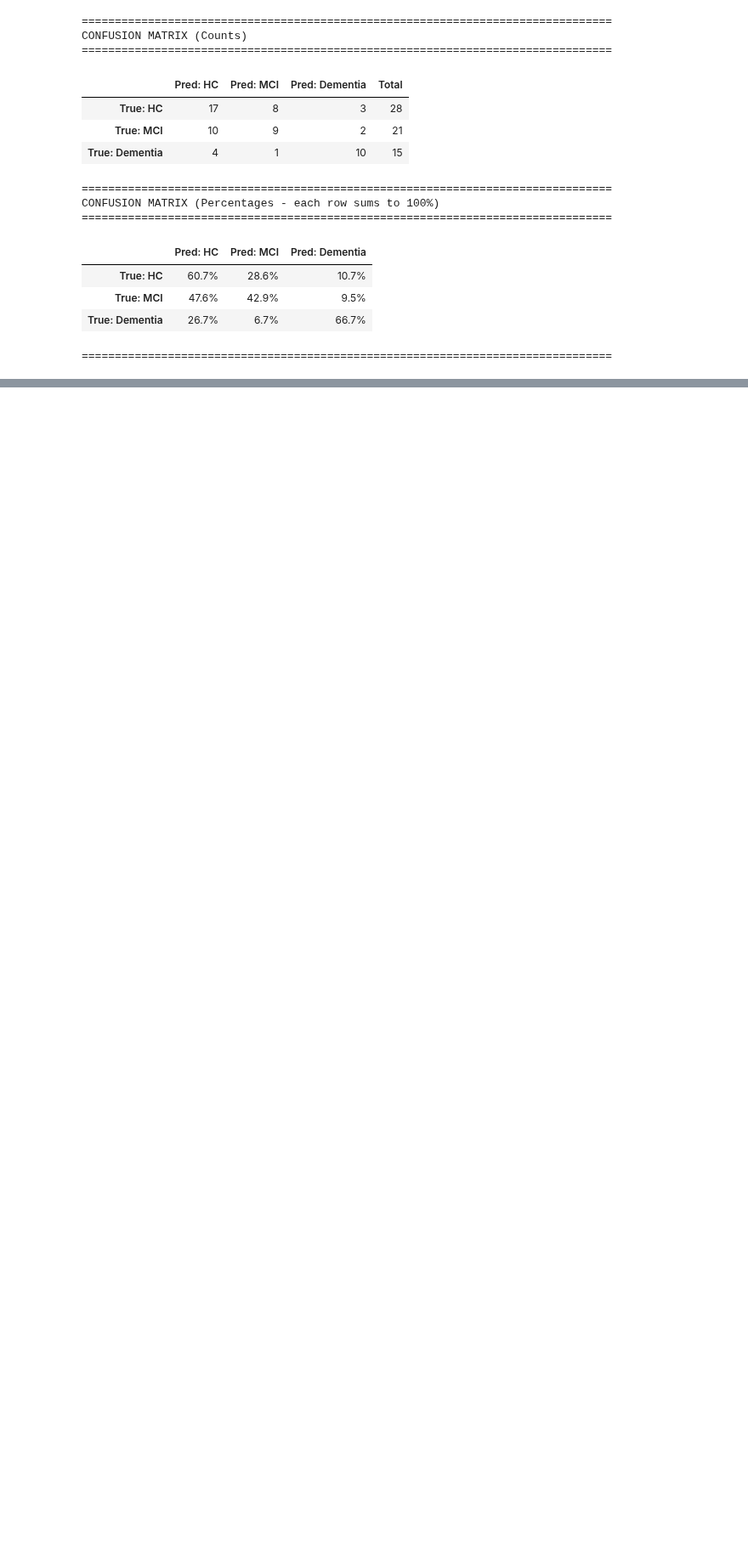
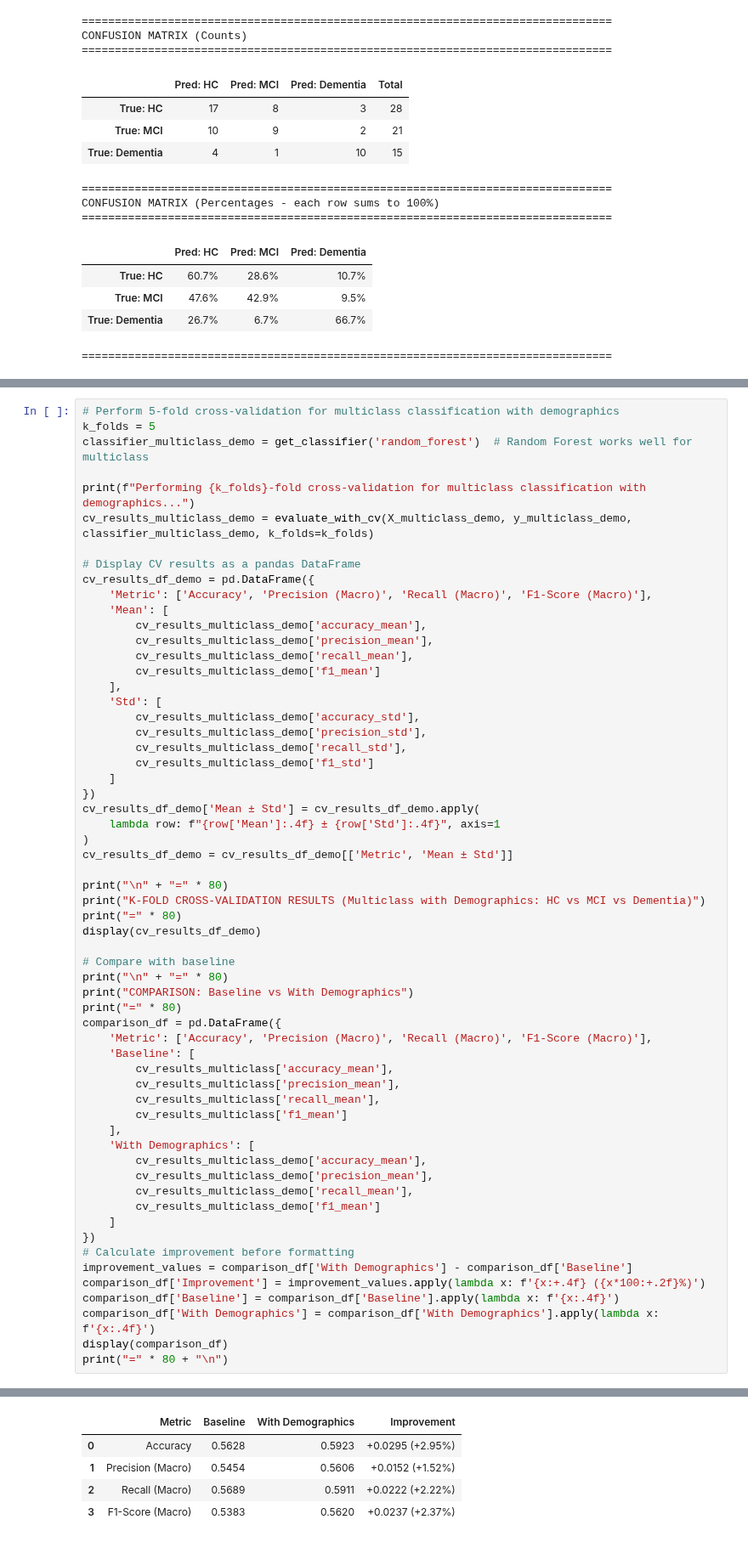
Before and after one commit to bentindal/cognospeak-pft-sft-pauses-data-analysis, a Jupyter notebook: transcript_analysis.ipynb, the cells around one changed output, grey strips where cells are left out. Shown at 85% size. Drawn from its saved outputs; the diff is of its cells as text; blank space fills up the shorter version.

```diff
--- a/transcript_analysis.ipynb
+++ b/transcript_analysis.ipynb
@@ -924,0 +987,61 @@ CONFUSION MATRIX (Percentages - each row sums to 100%)
+# %%
+# Perform 5-fold cross-validation for multiclass classification with demographics
+k_folds = 5
+classifier_multiclass_demo = get_classifier('random_forest')  # Random Forest works well for multiclass
+
+print(f"Performing {k_folds}-fold cross-validation for multiclass classification with demographics...")
+cv_results_multiclass_demo = evaluate_with_cv(X_multiclass_demo, y_multiclass_demo, classifier_multiclass_demo, k_folds=k_folds)
+
+# Display CV results as a pandas DataFrame
+cv_results_df_demo = pd.DataFrame({
+    'Metric': ['Accuracy', 'Precision (Macro)', 'Recall (Macro)', 'F1-Score (Macro)'],
+    'Mean': [
+        cv_results_multiclass_demo['accuracy_mean'],
+        cv_results_multiclass_demo['precision_mean'],
+        cv_results_multiclass_demo['recall_mean'],
+        cv_results_multiclass_demo['f1_mean']
+    ],
+    'Std': [
+        cv_results_multiclass_demo['accuracy_std'],
+        cv_results_multiclass_demo['precision_std'],
+        cv_results_multiclass_demo['recall_std'],
+        cv_results_multiclass_demo['f1_std']
+    ]
+})
+cv_results_df_demo['Mean ± Std'] = cv_results_df_demo.apply(
+    lambda row: f"{row['Mean']:.4f} ± {row['Std']:.4f}", axis=1
+)
+cv_results_df_demo = cv_results_df_demo[['Metric', 'Mean ± Std']]
+
+print("\n" + "=" * 80)
+print("K-FOLD CROSS-VALIDATION RESULTS (Multiclass with Demographics: HC vs MCI vs Dementia)")
+print("=" * 80)
+display(cv_results_df_demo)
+
+# Compare with baseline
+print("\n" + "=" * 80)
+print("COMPARISON: Baseline vs With Demographics")
+print("=" * 80)
+comparison_df = pd.DataFrame({
+    'Metric': ['Accuracy', 'Precision (Macro)', 'Recall (Macro)', 'F1-Score (Macro)'],
+    'Baseline': [
+        cv_results_multiclass['accuracy_mean'],
+        cv_results_multiclass['precision_mean'],
+        cv_results_multiclass['recall_mean'],
+        cv_results_multiclass['f1_mean']
+    ],
+    'With Demographics': [
+        cv_results_multiclass_demo['accuracy_mean'],
+        cv_results_multiclass_demo['precision_mean'],
+        cv_results_multiclass_demo['recall_mean'],
+        cv_results_multiclass_demo['f1_mean']
+    ]
+})
+# Calculate improvement before formatting
+improvement_values = comparison_df['With Demographics'] - comparison_df['Baseline']
+comparison_df['Improvement'] = improvement_values.apply(lambda x: f'{x:+.4f} ({x*100:+.2f}%)')
+comparison_df['Baseline'] = comparison_df['Baseline'].apply(lambda x: f'{x:.4f}')
+comparison_df['With Demographics'] = comparison_df['With Demographics'].apply(lambda x: f'{x:.4f}')
+display(comparison_df)
+print("=" * 80 + "\n")
+# %% [output]
@@ -924,0 +1061,5 @@ CONFUSION MATRIX (Percentages - each row sums to 100%)
+|  | Metric | Baseline | With Demographics | Improvement |
+| 0 | Accuracy | 0.5628 | 0.5923 | +0.0295 (+2.95%) |
+| 1 | Precision (Macro) | 0.5454 | 0.5606 | +0.0152 (+1.52%) |
+| 2 | Recall (Macro) | 0.5689 | 0.5911 | +0.0222 (+2.22%) |
+| 3 | F1-Score (Macro) | 0.5383 | 0.5620 | +0.0237 (+2.37%) |
```
Also changed, not shown: parts of 12 cells of this notebook, 1 other file.
